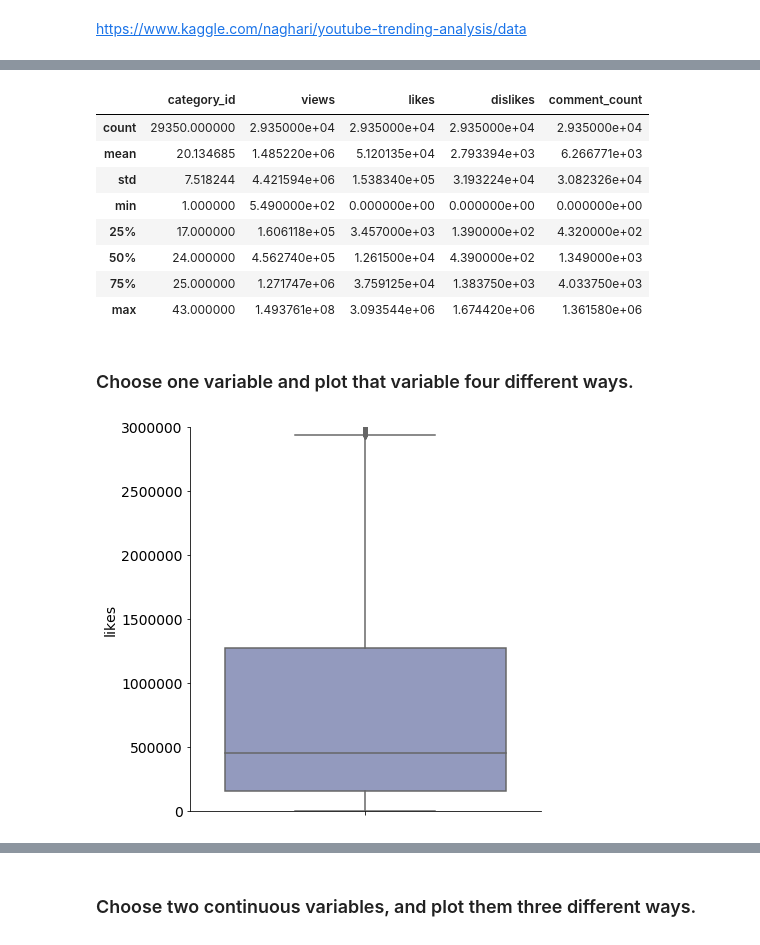
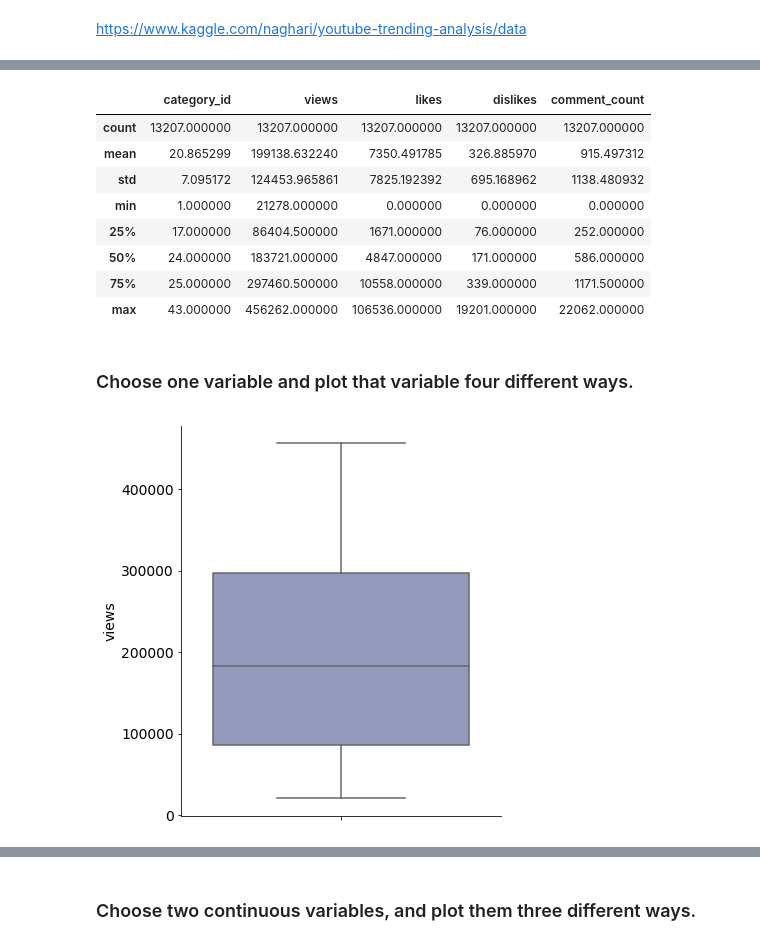
Before and after one commit to efuller11/Thinkful, a Jupyter notebook: Drill Present the same data multiple ways.ipynb, the cells around one changed output, grey strips where cells are left out. Cells and saved outputs as stored; diff of their text form; code cells hidden in the pictures.

```diff
--- a/Drill Present the same data multiple ways.ipynb
+++ b/Drill Present the same data multiple ways.ipynb
@@ -23,26 +23,29 @@ yt_data.head()
 | 2 | 5qpjK5DgCt4 | 17.14.11 | Racist Superman | Rudy Mancuso, K... | Rudy Mancuso | 23 | 2017-11-12T19:05:24.000Z | racist superman|"rudy"|"mancuso"|... | 3191434 | 146033 | ... |
 | 3 | puqaWrEC7tY | 17.14.11 | Nickelback Lyrics: Real or Fake? | Good Mythical Morning | 24 | 2017-11-13T11:00:04.000Z | rhett and link|"gmm"|"good mythic... | 343168 | 10172 | ... |
 | 4 | d380meD0W0M | 17.14.11 | I Dare You: GOING BALD!? | nigahiga | 24 | 2017-11-12T18:01:41.000Z | ryan|"higa"|"higatv"|"nigahiga"|"... | 2095731 | 132235 | ... |
+# %%
+#The dataset's high numbers were making the graphs nearly impossible to deal with for certain graphs, so I had to cut the numbers down
+df_subset = yt_data[yt_data['views'] < yt_data['views'].quantile(0.50)]
+# %%
+df_subset = df_subset[df_subset['views'] > df_subset['views'].quantile(0.10)]
 # %%
-yt_data.describe()
+df_subset.describe()
 # %% [output]
 |  | category_id | views | likes | dislikes | comment_count |
-| count | 29350.000000 | 2.935000e+04 | 2.935000e+04 | 2.935000e+04 | 2.935000e+04 |
-| mean | 20.134685 | 1.485220e+06 | 5.120135e+04 | 2.793394e+03 | 6.266771e+03 |
-| std | 7.518244 | 4.421594e+06 | 1.538340e+05 | 3.193224e+04 | 3.082326e+04 |
-| min | 1.000000 | 5.490000e+02 | 0.000000e+00 | 0.000000e+00 | 0.000000e+00 |
-| 25% | 17.000000 | 1.606118e+05 | 3.457000e+03 | 1.390000e+02 | 4.320000e+02 |
-| 50% | 24.000000 | 4.562740e+05 | 1.261500e+04 | 4.390000e+02 | 1.349000e+03 |
-| 75% | 25.000000 | 1.271747e+06 | 3.759125e+04 | 1.383750e+03 | 4.033750e+03 |
-| max | 43.000000 | 1.493761e+08 | 3.093544e+06 | 1.674420e+06 | 1.361580e+06 |
+| count | 13207.000000 | 13207.000000 | 13207.000000 | 13207.000000 | 13207.000000 |
+| mean | 20.865299 | 199138.632240 | 7350.491785 | 326.885970 | 915.497312 |
+| std | 7.095172 | 124453.965861 | 7825.192392 | 695.168962 | 1138.480932 |
+| min | 1.000000 | 21278.000000 | 0.000000 | 0.000000 | 0.000000 |
+| 25% | 17.000000 | 86404.500000 | 1671.000000 | 76.000000 | 252.000000 |
+| 50% | 24.000000 | 183721.000000 | 4847.000000 | 171.000000 | 586.000000 |
+| 75% | 25.000000 | 297460.500000 | 10558.000000 | 339.000000 | 1171.500000 |
+| max | 43.000000 | 456262.000000 | 106536.000000 | 19201.000000 | 22062.000000 |
 # %% [markdown]
 ### Choose one variable and plot that variable four different ways.
 # %%
-sns.factorplot(y= 'views', data = yt_data, kind = 'box', palette = 'BuPu', size = 6)
-plt.ylim(0, 3000000)
-plt.ylabel("likes")
-
+sns.factorplot(y= 'views', data = df_subset, kind = 'box', palette = 'BuPu', size = 6)
+plt.ylabel("views")
 plt.show()
 # %% [output]
-[figure, old version]
+[figure, new version]
 # %%
```
Also changed, not shown: parts of 18 cells of this notebook.
